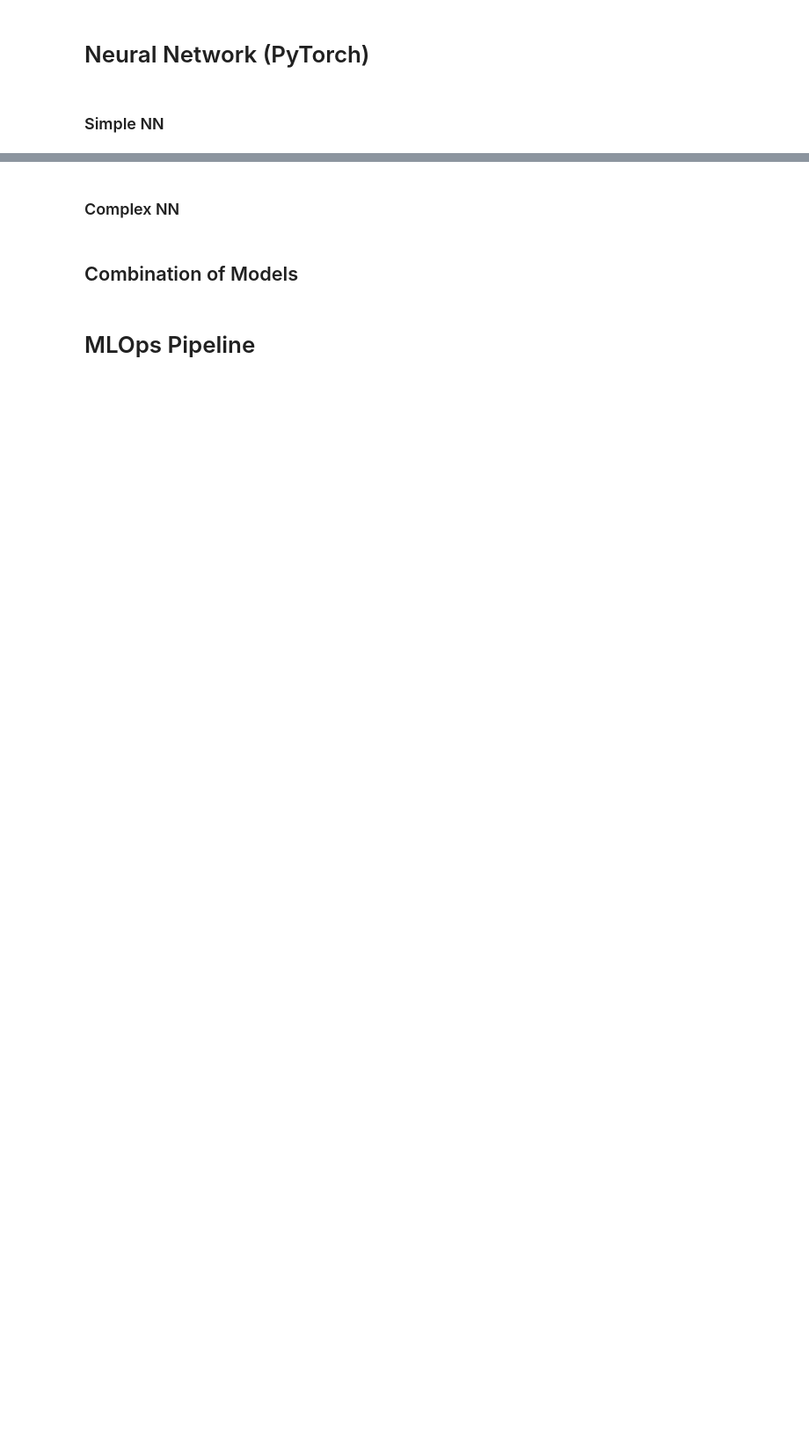
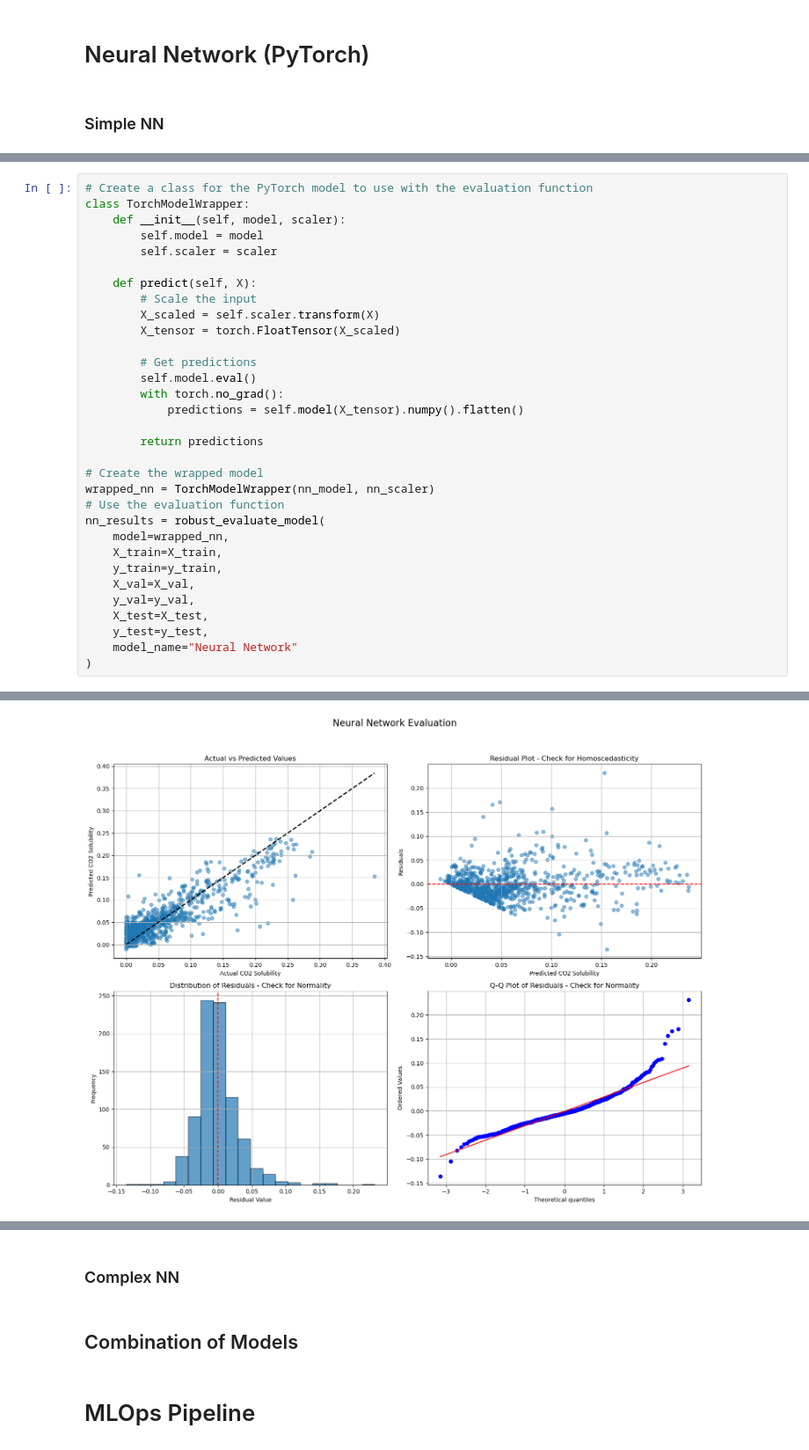
Before and after one commit to louis-sh-nguyen/ML-solubility, a Jupyter notebook: notebooks/polymer-prediction.ipynb, the cells around one changed output, grey strips where cells are left out. Shown at 88% size. Cells and saved outputs as stored; diff of their text form; blank space fills up the shorter version.

```diff
--- a/notebooks/polymer-prediction.ipynb
+++ b/notebooks/polymer-prediction.ipynb
@@ -589,0 +1410,33 @@ XGBoost CV RMSE: 0.012581129919229342
+# %%
+# Create a class for the PyTorch model to use with the evaluation function
+class TorchModelWrapper:
+    def __init__(self, model, scaler):
+        self.model = model
+        self.scaler = scaler
+
+    def predict(self, X):
+        # Scale the input
+        X_scaled = self.scaler.transform(X)
+        X_tensor = torch.FloatTensor(X_scaled)
+
+        # Get predictions
+        self.model.eval()
+        with torch.no_grad():
+            predictions = self.model(X_tensor).numpy().flatten()
+
+        return predictions
+
+# Create the wrapped model
+wrapped_nn = TorchModelWrapper(nn_model, nn_scaler)
+# Use the evaluation function
+nn_results = robust_evaluate_model(
+    model=wrapped_nn,
+    X_train=X_train,
+    y_train=y_train,
+    X_val=X_val,
+    y_val=y_val,
+    X_test=X_test,
+    y_test=y_test,
+    model_name="Neural Network"
+)
+# %% [output]
@@ -589,0 +1450 @@ XGBoost CV RMSE: 0.012581129919229342
+[figure, added]
```
Also changed, not shown: parts of 11 cells of this notebook, 3 other files.
